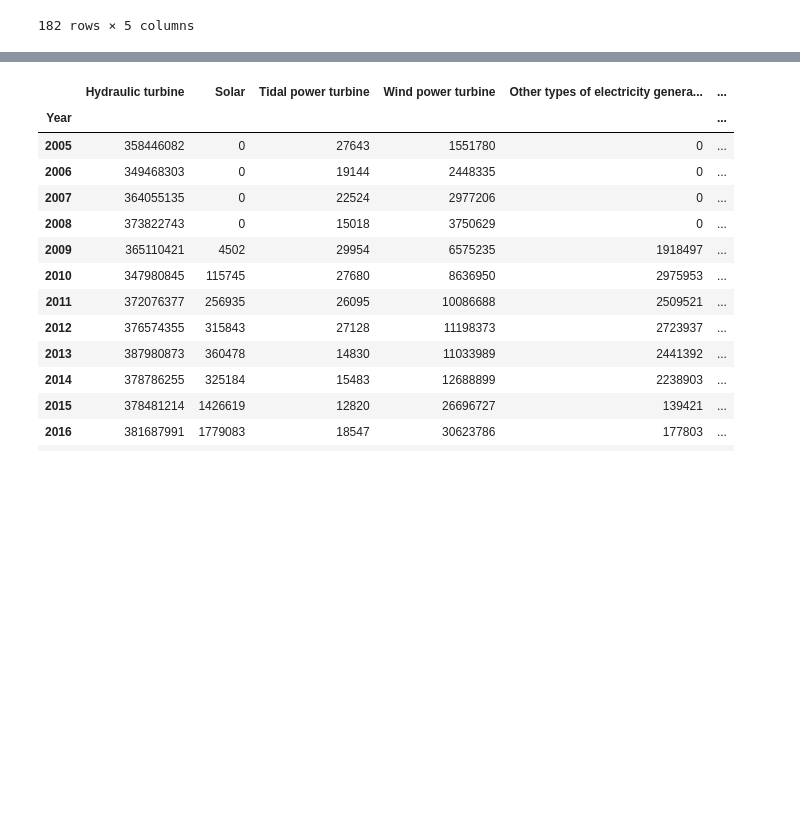
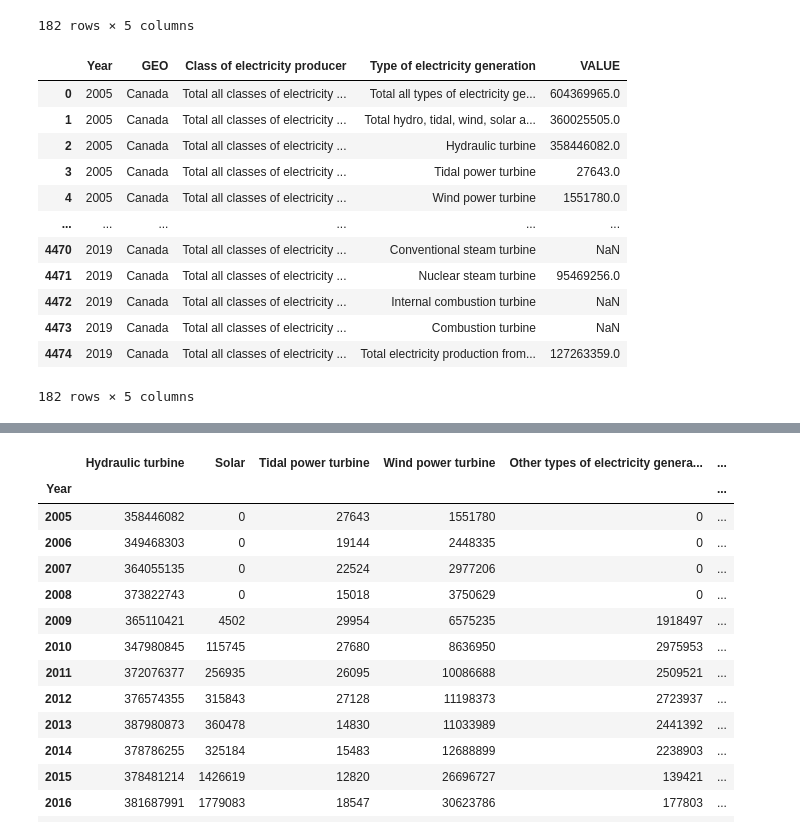
Before and after one commit to kk-deng/CanadaEnergyIE, a Jupyter notebook: Extraction_for_Table_5.ipynb, the cells around one changed output, grey strips where cells are left out. Cells and saved outputs as stored; diff of their text form; code cells hidden in the pictures; blank space fills up the shorter version.

```diff
--- a/Extraction_for_Table_5.ipynb
+++ b/Extraction_for_Table_5.ipynb
@@ -53,4 +57,22 @@ clean_energy_data2
 | 4473 | 2019 | Canada | Total all classes of electricity ... | Combustion turbine | NaN |
 | 4474 | 2019 | Canada | Total all classes of electricity ... | Total electricity production from... | 127263359.0 |
 182 rows × 5 columns
+# %%
+# Change column name
+clean_energy_data3 = clean_energy_data2.rename(columns = {"REF_DATE" : "Year"})
+clean_energy_data3
+# %% [output]
+|  | Year | GEO | Class of electricity producer | Type of electricity generation | VALUE |
+| 0 | 2005 | Canada | Total all classes of electricity ... | Total all types of electricity ge... | 604369965.0 |
+| 1 | 2005 | Canada | Total all classes of electricity ... | Total hydro, tidal, wind, solar a... | 360025505.0 |
+| 2 | 2005 | Canada | Total all classes of electricity ... | Hydraulic turbine | 358446082.0 |
+| 3 | 2005 | Canada | Total all classes of electricity ... | Tidal power turbine | 27643.0 |
+| 4 | 2005 | Canada | Total all classes of electricity ... | Wind power turbine | 1551780.0 |
+| ... | ... | ... | ... | ... | ... |
+| 4470 | 2019 | Canada | Total all classes of electricity ... | Conventional steam turbine | NaN |
+| 4471 | 2019 | Canada | Total all classes of electricity ... | Nuclear steam turbine | 95469256.0 |
+| 4472 | 2019 | Canada | Total all classes of electricity ... | Internal combustion turbine | NaN |
+| 4473 | 2019 | Canada | Total all classes of electricity ... | Combustion turbine | NaN |
+| 4474 | 2019 | Canada | Total all classes of electricity ... | Total electricity production from... | 127263359.0 |
+182 rows × 5 columns
 # %%
```
Also changed, not shown: parts of 11 cells of this notebook, 3 other files.
